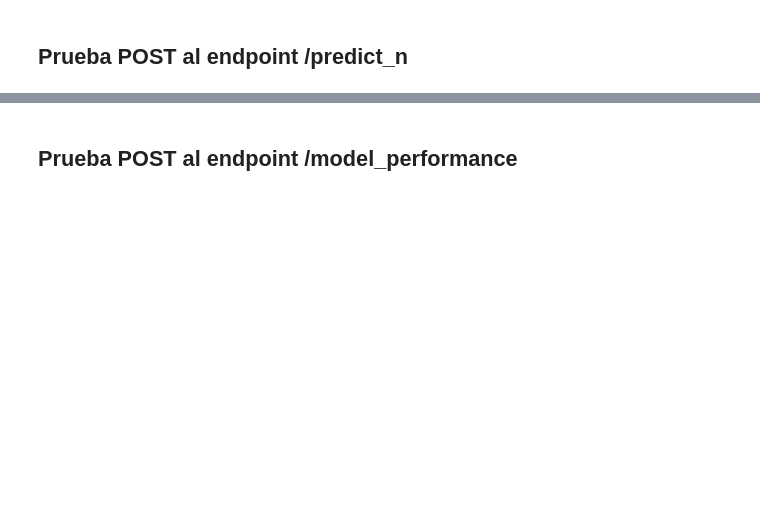
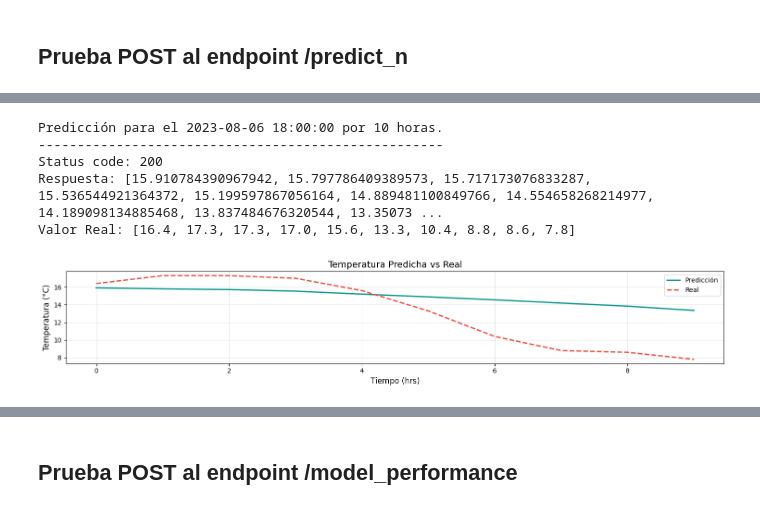
Before and after one commit to desareca/DataDevPP_T2, a Jupyter notebook: notebooks/client.ipynb, the cells around one changed output, grey strips where cells are left out. Saved outputs shown, nothing was run; the diff lists cells and outputs as text; code cells hidden in the pictures; blank space fills up the shorter version.

```diff
--- a/notebooks/client.ipynb
+++ b/notebooks/client.ipynb
@@ -51,0 +227,11 @@ Respuesta: {'predicted_temperature': [15.79747125369243, 16.596261638301122, 17.
+# %%
+idx = 5200
+n_hours = 10
+predict_n_show(df_temp, idx, n_hours, API_URL)
+# %% [output]
+Predicción para el 2023-08-06 18:00:00 por 10 horas.
+----------------------------------------------------
+Status code: 200
+Respuesta: [15.910784390967942, 15.797786409389573, 15.717173076833287, 15.536544921364372, 15.199597867056164, 14.889481100849766, 14.554658268214977, 14.189098134885468, 13.837484676320544, 13.35073 ...
+Valor Real: [16.4, 17.3, 17.3, 17.0, 15.6, 13.3, 10.4, 8.8, 8.6, 7.8]
+[figure, added]
```
Also changed, not shown: parts of 34 cells of this notebook.
